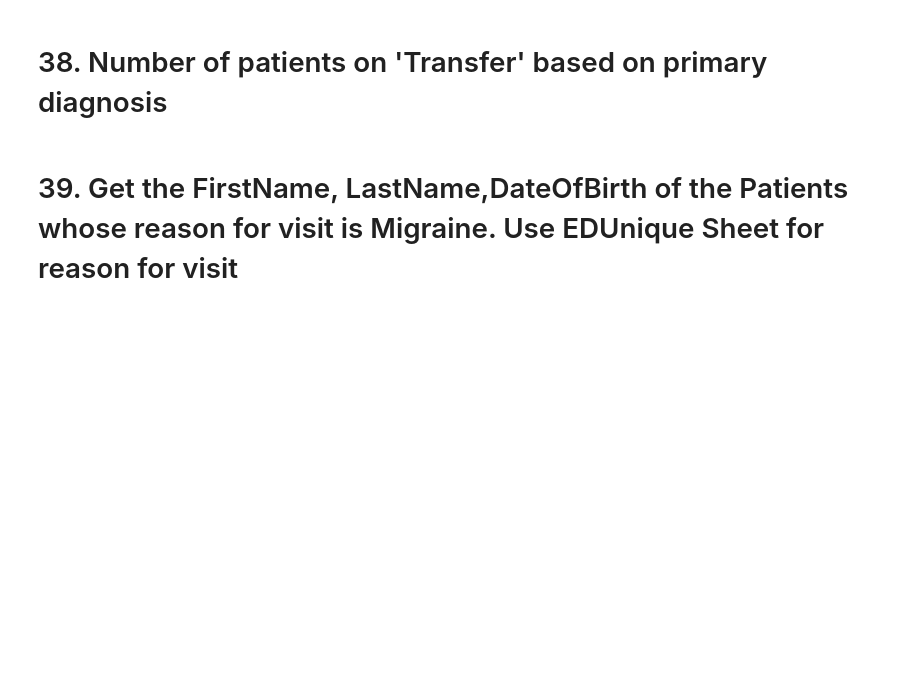
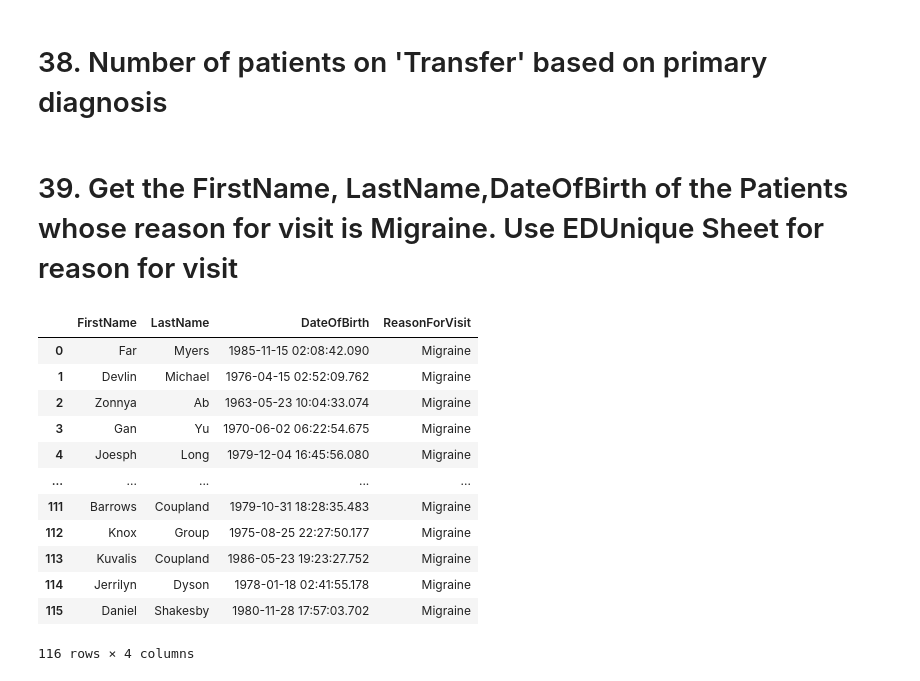
Before and after one commit to sharmaruchi02/Python_heckathon, a Jupyter notebook: Python_Hackathon_DataNinjas.ipynb, the cells around one changed output. Cells and saved outputs as stored; diff of their text form; code cells hidden in the pictures; blank space fills up the shorter version.

```diff
--- a/Python_Hackathon_DataNinjas.ipynb
+++ b/Python_Hackathon_DataNinjas.ipynb
@@ -108,0 +182,21 @@ dfav.groupby(['VisitDepartmentID'])[['VisitID']].count().plot(kind='line',ylabel
+# %%
+#1. First create the merge
+#2 Then do data filtering on the new df
+dfpa_dfreadm = pd.merge(dfpa,dfedu,
+    how="inner", on="PatientID",sort=True)
+
+(dfpa_dfreadm[(dfpa_dfreadm['ReasonForVisit']=='Migraine')]).loc[:,['FirstName','LastName','DateOfBirth','ReasonForVisit']].reset_index(drop=True)
+# %% [output]
+|  | FirstName | LastName | DateOfBirth | ReasonForVisit |
+| 0 | Far | Myers | 1985-11-15 02:08:42.090 | Migraine |
+| 1 | Devlin | Michael | 1976-04-15 02:52:09.762 | Migraine |
+| 2 | Zonnya | Ab | 1963-05-23 10:04:33.074 | Migraine |
+| 3 | Gan | Yu | 1970-06-02 06:22:54.675 | Migraine |
+| 4 | Joesph | Long | 1979-12-04 16:45:56.080 | Migraine |
+| ... | ... | ... | ... | ... |
+| 111 | Barrows | Coupland | 1979-10-31 18:28:35.483 | Migraine |
+| 112 | Knox | Group | 1975-08-25 22:27:50.177 | Migraine |
+| 113 | Kuvalis | Coupland | 1986-05-23 19:23:27.752 | Migraine |
+| 114 | Jerrilyn | Dyson | 1978-01-18 02:41:55.178 | Migraine |
+| 115 | Daniel | Shakesby | 1980-11-28 17:57:03.702 | Migraine |
+116 rows × 4 columns
```
Also changed, not shown: parts of 16 cells of this notebook.
